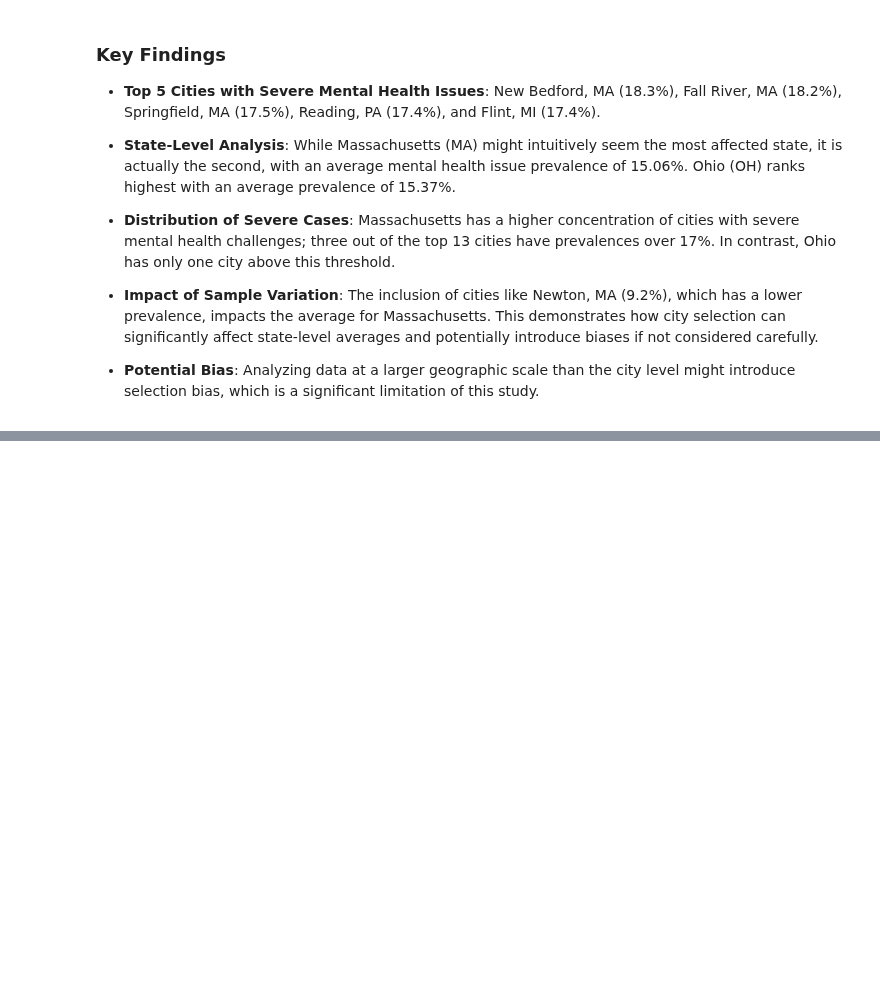
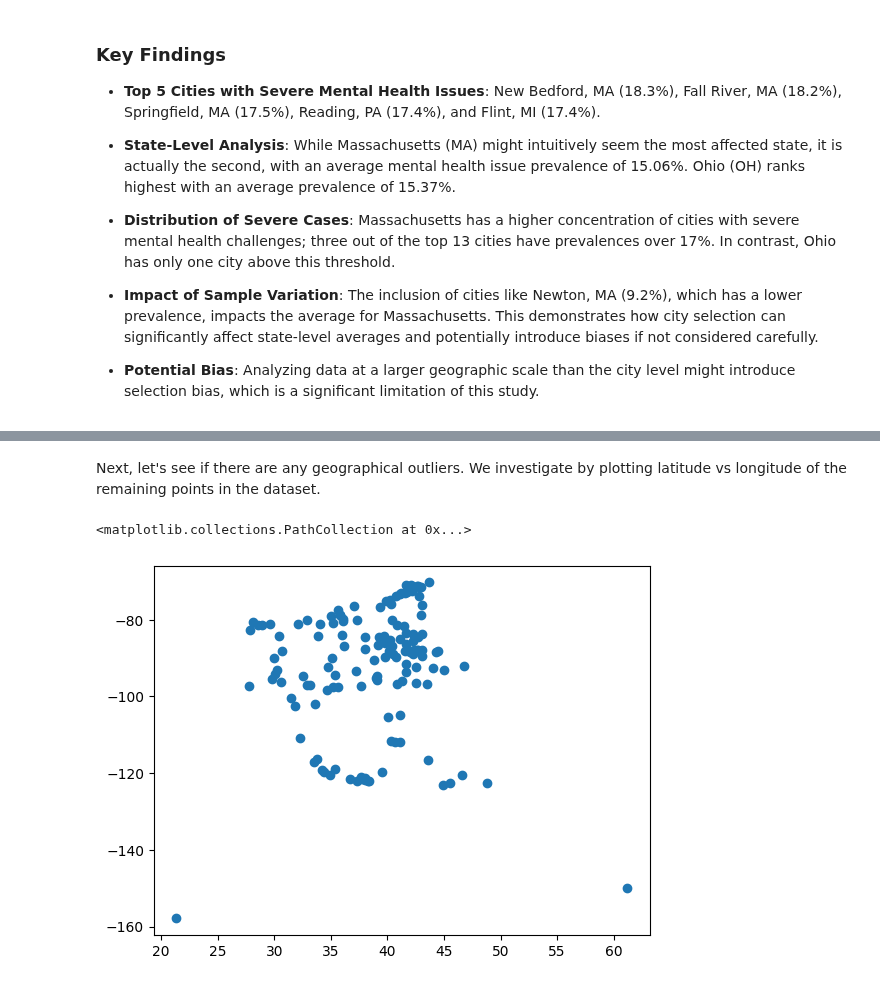
Before and after one commit to shuting2023/Natures_Rx, a Jupyter notebook: src/data_cleaning_merge.ipynb, the cells around one changed output, grey strips where cells are left out. Cells and saved outputs as stored; diff of their text form; code cells hidden in the pictures; blank space fills up the shorter version.

```diff
--- a/src/data_cleaning_merge.ipynb
+++ b/src/data_cleaning_merge.ipynb
@@ -100,0 +650,7 @@ mh_treemap.show()
+# %% [markdown]
+Next, let's see if there are any geographical outliers. We investigate by plotting latitude vs longitude of the remaining points in the dataset.
+# %%
+plt.scatter(dfagg_2["Latitude"], dfagg_2["Longitude"])
+# %% [output]
+<matplotlib.collections.PathCollection at 0x...>
+[figure, added]
```
Also changed, not shown: parts of 67 cells of this notebook, 1 other file.
